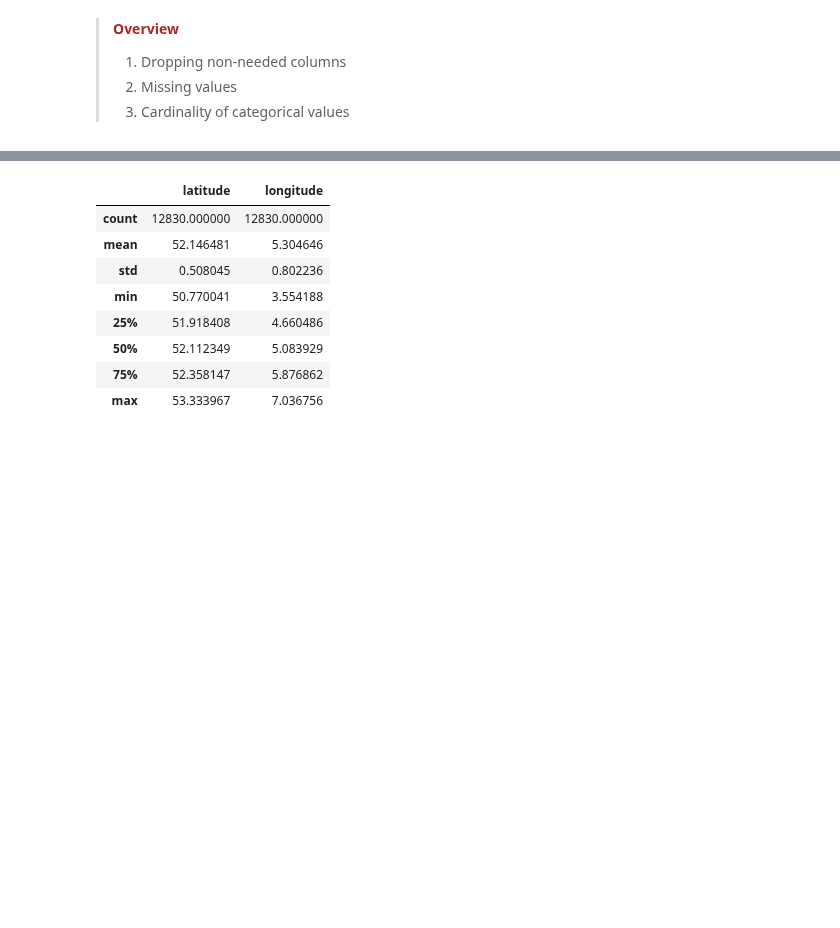
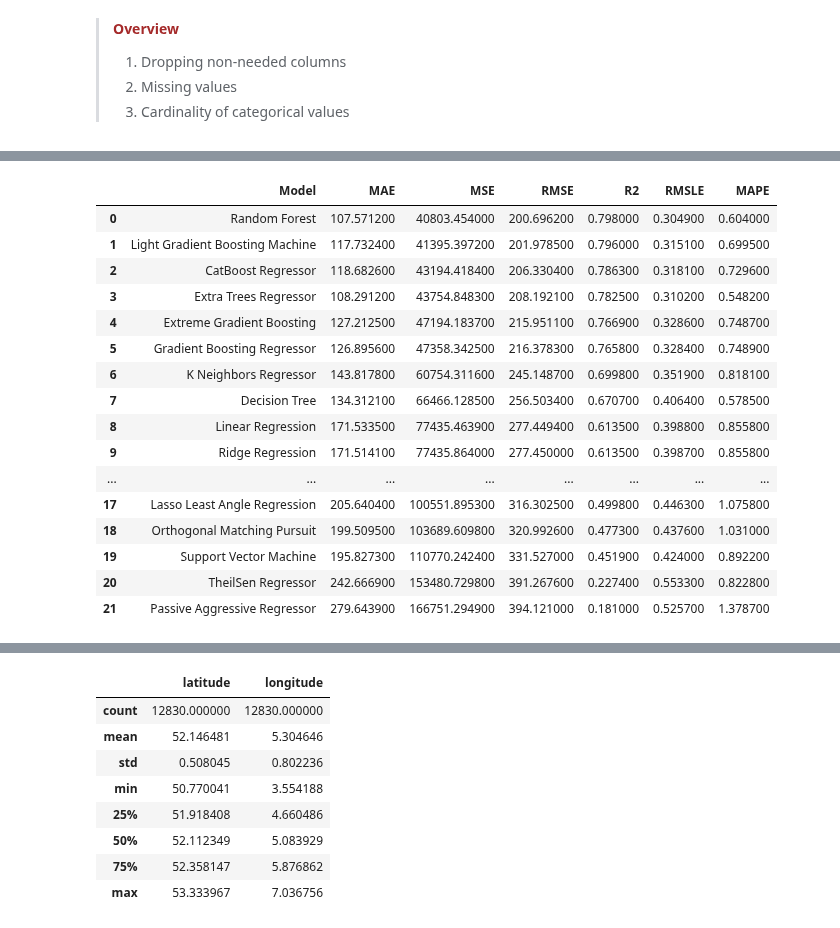
Before and after one commit to michael-william/Netherlands-Rental-Prices, a Jupyter notebook: Analysis/Amsterdam_Rentals_ML-PyCaret-Test.ipynb, the cells around one changed output, grey strips where cells are left out. Cells and saved outputs as stored; diff of their text form; code cells hidden in the pictures; blank space fills up the shorter version.

```diff
--- a/Analysis/Amsterdam_Rentals_ML-PyCaret-Test.ipynb
+++ b/Analysis/Amsterdam_Rentals_ML-PyCaret-Test.ipynb
@@ -96,4 +123,24 @@ Setup Succesfully Completed!
                    ('dfs', Empty()), ('pca', Empty())],
             verbose=False)),
   ('Target Inverse Transformer', None)])
+# %%
+py.compare_models()
+# %% [output]
+|  | Model | MAE | MSE | RMSE | R2 | RMSLE | MAPE |
+| 0 | Random Forest | 107.571200 | 40803.454000 | 200.696200 | 0.798000 | 0.304900 | 0.604000 |
+| 1 | Light Gradient Boosting Machine | 117.732400 | 41395.397200 | 201.978500 | 0.796000 | 0.315100 | 0.699500 |
+| 2 | CatBoost Regressor | 118.682600 | 43194.418400 | 206.330400 | 0.786300 | 0.318100 | 0.729600 |
+| 3 | Extra Trees Regressor | 108.291200 | 43754.848300 | 208.192100 | 0.782500 | 0.310200 | 0.548200 |
+| 4 | Extreme Gradient Boosting | 127.212500 | 47194.183700 | 215.951100 | 0.766900 | 0.328600 | 0.748700 |
+| 5 | Gradient Boosting Regressor | 126.895600 | 47358.342500 | 216.378300 | 0.765800 | 0.328400 | 0.748900 |
+| 6 | K Neighbors Regressor | 143.817800 | 60754.311600 | 245.148700 | 0.699800 | 0.351900 | 0.818100 |
+| 7 | Decision Tree | 134.312100 | 66466.128500 | 256.503400 | 0.670700 | 0.406400 | 0.578500 |
+| 8 | Linear Regression | 171.533500 | 77435.463900 | 277.449400 | 0.613500 | 0.398800 | 0.855800 |
+| 9 | Ridge Regression | 171.514100 | 77435.864000 | 277.450000 | 0.613500 | 0.398700 | 0.855800 |
+| ... | ... | ... | ... | ... | ... | ... | ... |
+| 17 | Lasso Least Angle Regression | 205.640400 | 100551.895300 | 316.302500 | 0.499800 | 0.446300 | 1.075800 |
+| 18 | Orthogonal Matching Pursuit | 199.509500 | 103689.609800 | 320.992600 | 0.477300 | 0.437600 | 1.031000 |
+| 19 | Support Vector Machine | 195.827300 | 110770.242400 | 331.527000 | 0.451900 | 0.424000 | 0.892200 |
+| 20 | TheilSen Regressor | 242.666900 | 153480.729800 | 391.267600 | 0.227400 | 0.553300 | 0.822800 |
+| 21 | Passive Aggressive Regressor | 279.643900 | 166751.294900 | 394.121000 | 0.181000 | 0.525700 | 1.378700 |
 # %%
```
Also changed, not shown: parts of 15 cells of this notebook, 1 other file.
